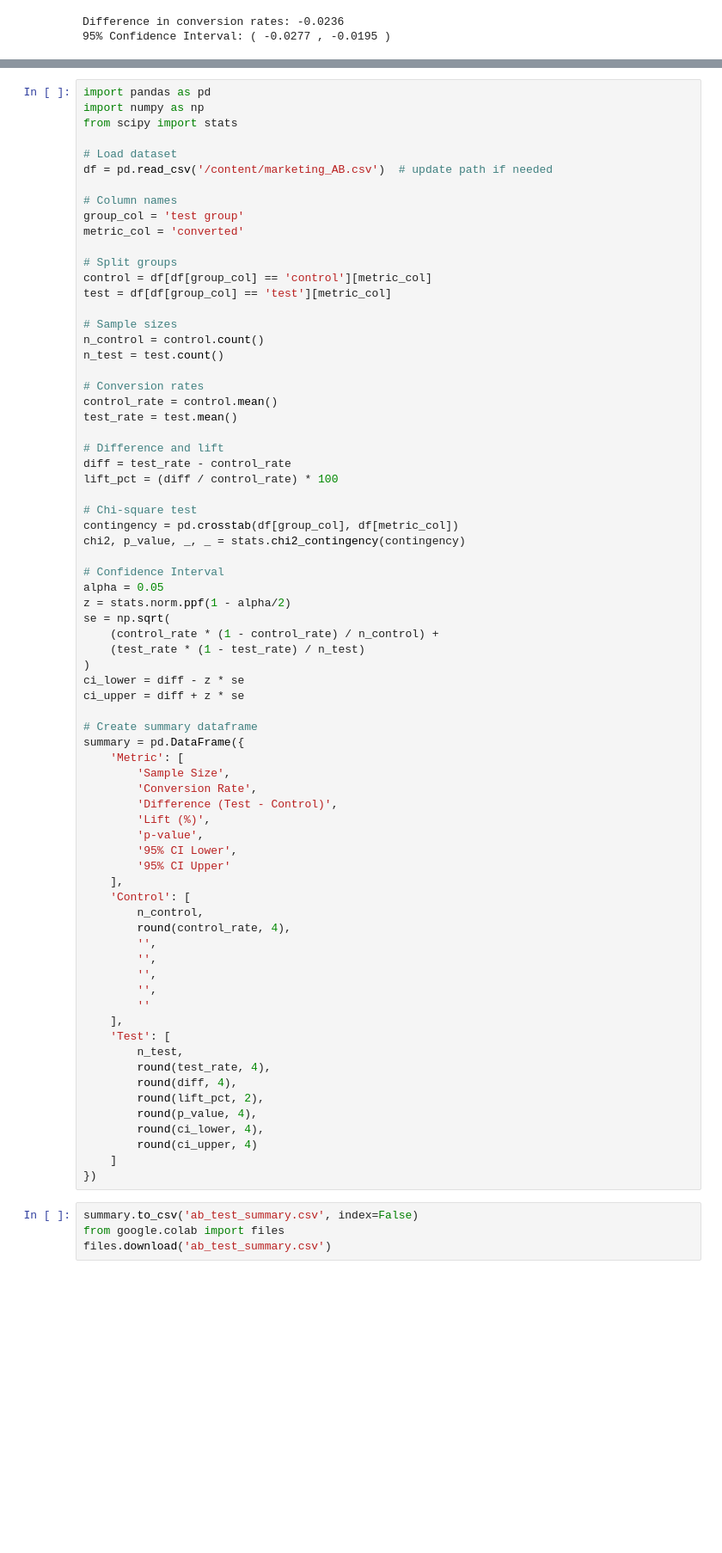
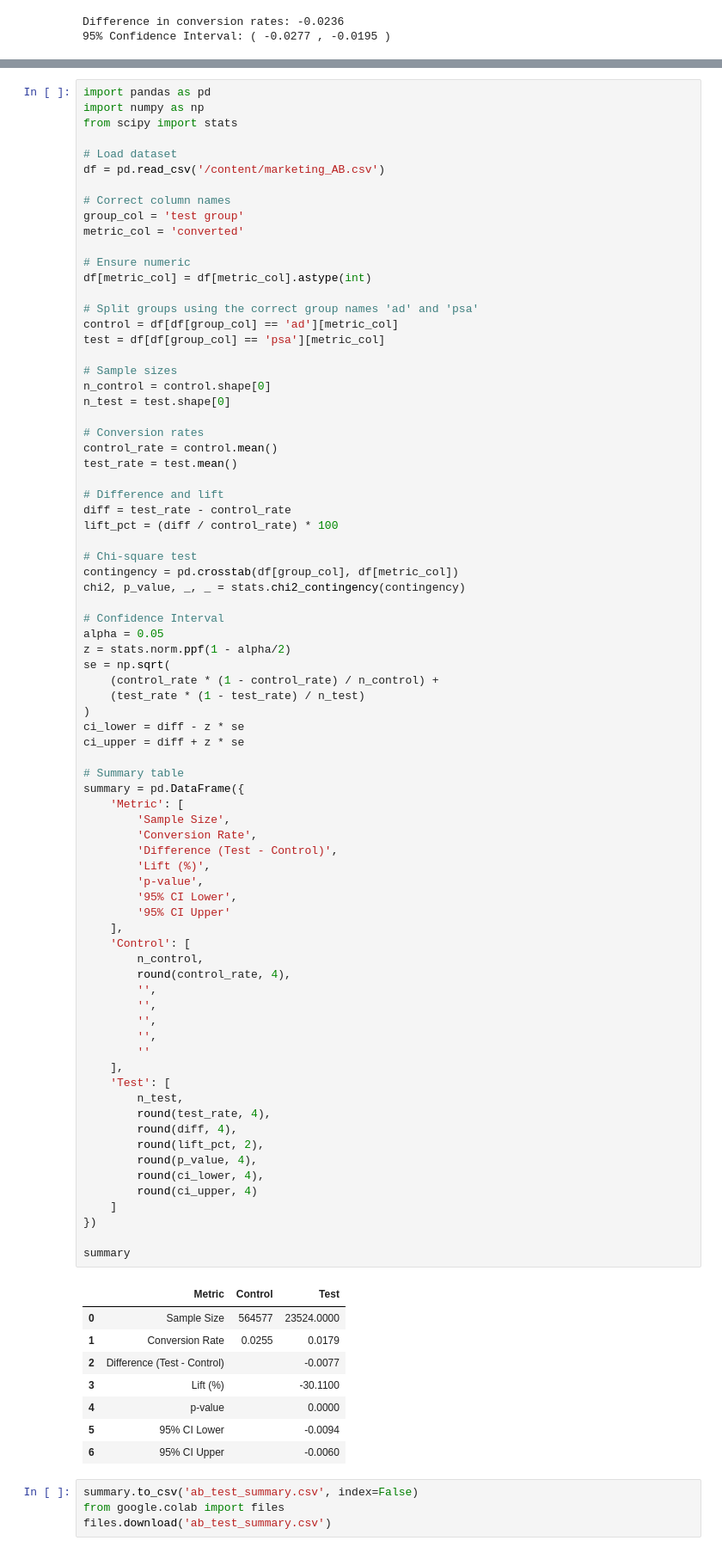
Before and after one commit to dhana76-DA/A-B-Testing-Hypothesis-Testing-in-Python, a Jupyter notebook: task11_abtest.ipynb, the cells around one changed output, grey strips where cells are left out. Shown at 86% size. Cells and saved outputs as stored; diff of their text form; blank space fills up the shorter version.

```diff
--- a/task11_abtest.ipynb
+++ b/task11_abtest.ipynb
@@ -241,19 +241,22 @@ import numpy as np
 from scipy import stats
 
 # Load dataset
-df = pd.read_csv('/content/marketing_AB.csv')  # update path if needed
+df = pd.read_csv('/content/marketing_AB.csv')
 
-# Column names
+# Correct column names
 group_col = 'test group'
 metric_col = 'converted'
 
-# Split groups
-control = df[df[group_col] == 'control'][metric_col]
-test = df[df[group_col] == 'test'][metric_col]
+# Ensure numeric
+df[metric_col] = df[metric_col].astype(int)
+
+# Split groups using the correct group names 'ad' and 'psa'
+control = df[df[group_col] == 'ad'][metric_col]
+test = df[df[group_col] == 'psa'][metric_col]
 
 # Sample sizes
-n_control = control.count()
-n_test = test.count()
+n_control = control.shape[0]
+n_test = test.shape[0]
 
 # Conversion rates
 control_rate = control.mean()
@@ -277,36 +280,47 @@ se = np.sqrt(
 ci_lower = diff - z * se
 ci_upper = diff + z * se
 
-# Create summary dataframe
+# Summary table
 summary = pd.DataFrame({
     'Metric': [
         'Sample Size',
         'Conversion Rate',
         'Difference (Test - Control)',
         'Lift (%)',
         'p-value',
         '95% CI Lower',
         '95% CI Upper'
     ],
     'Control': [
         n_control,
         round(control_rate, 4),
         '',
         '',
         '',
         '',
         ''
     ],
     'Test': [
         n_test,
         round(test_rate, 4),
         round(diff, 4),
         round(lift_pct, 2),
         round(p_value, 4),
         round(ci_lower, 4),
         round(ci_upper, 4)
     ]
 })
+
+summary
+# %% [output]
+|  | Metric | Control | Test |
+| 0 | Sample Size | 564577 | 23524.0000 |
+| 1 | Conversion Rate | 0.0255 | 0.0179 |
+| 2 | Difference (Test - Control) |  | -0.0077 |
+| 3 | Lift (%) |  | -30.1100 |
+| 4 | p-value |  | 0.0000 |
+| 5 | 95% CI Lower |  | -0.0094 |
+| 6 | 95% CI Upper |  | -0.0060 |
 # %%
 summary.to_csv('ab_test_summary.csv', index=False)
 from google.colab import files
```
Also changed, not shown: 1 other file.
